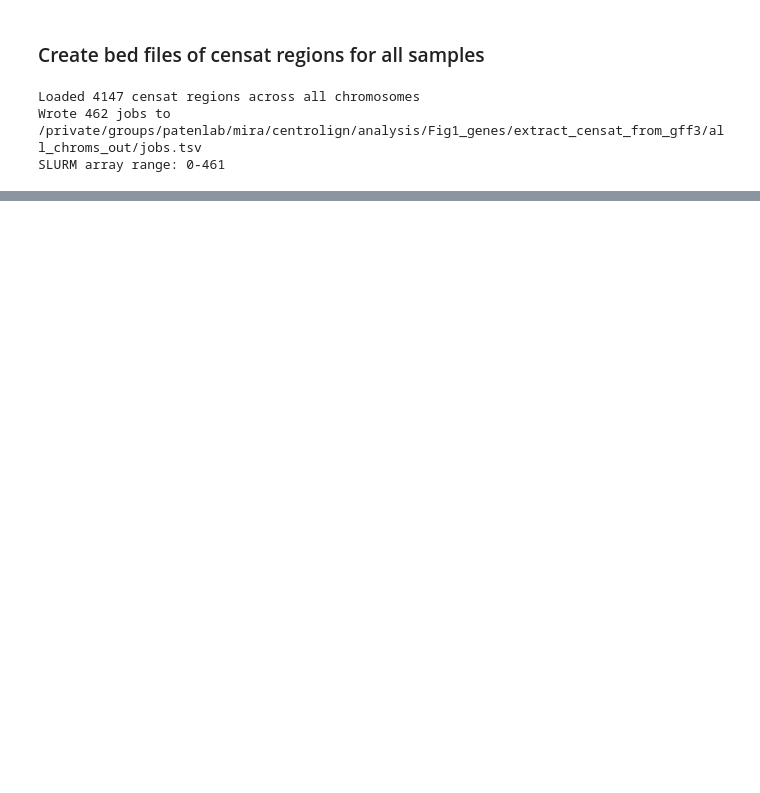
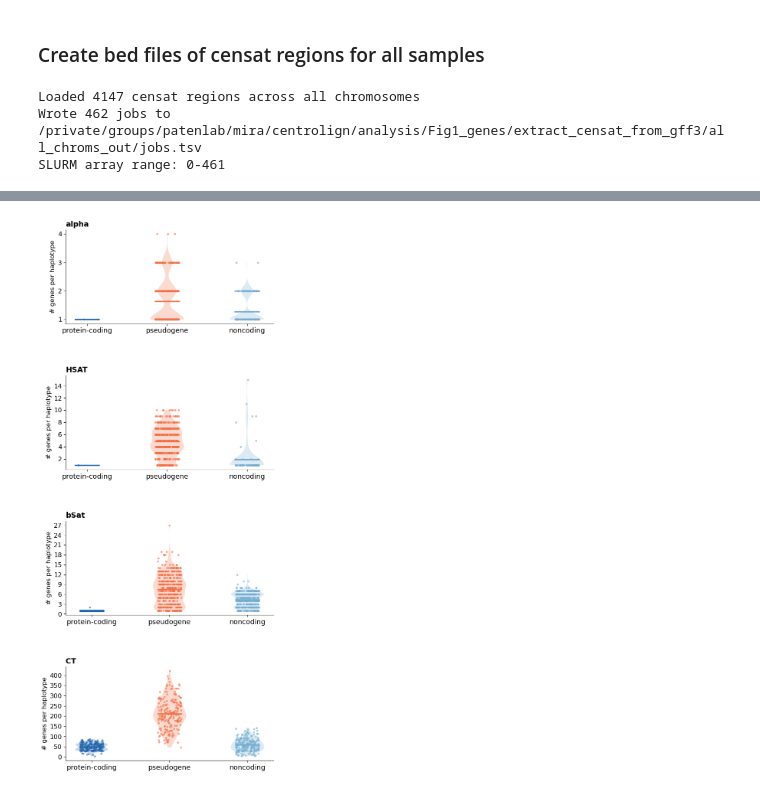
Before and after one commit to miramastoras/centrolign_analysis, a Jupyter notebook: analysis_notes/release2_QC_v2/notebooks/Fig1_gene_analysis.ipynb, the cells around one changed output, grey strips where cells are left out. Cells and saved outputs as stored; diff of their text form; code cells hidden in the pictures; blank space fills up the shorter version.

```diff
--- a/analysis_notes/release2_QC_v2/notebooks/Fig1_gene_analysis.ipynb
+++ b/analysis_notes/release2_QC_v2/notebooks/Fig1_gene_analysis.ipynb
@@ -98,0 +1233,46 @@ SLURM array range: 0-461
+# %%
+np.random.seed(42)
+
+SAT_ORDER_NEW = ["alpha", "HSAT", "bSat", "CT"]
+
+
+width = 0.5
+fig, axes = plt.subplots(len(SAT_ORDER_NEW), 1, figsize=(7, 18),
+                         gridspec_kw={"hspace": 0.55})
+
+for ax, sat_grp in zip(axes, SAT_ORDER_NEW):
+    sub         = per_hap[per_hap["sat_group"] == sat_grp]
+    valid_bios  = [b for b in BIOTYPE_ORDER_3 if b in sub["biotype_group"].unique()]
+
+    for xi, biotype_grp in enumerate(valid_bios):
+        vals  = sub[sub["biotype_group"] == biotype_grp]["count"].values
+        color = BIOTYPE_COLORS_3[biotype_grp]
+        if len(vals) == 0:
+            continue
+
+        if len(vals) >= 3:
+            parts = ax.violinplot(vals, positions=[xi], widths=width * 0.85,
+                                  showextrema=False, showmedians=False)
+            for pc in parts["bodies"]:
+                pc.set_facecolor(color)
+                pc.set_alpha(0.25)
+                pc.set_edgecolor("none")
+
+        jitter = np.random.uniform(-width * 0.3, width * 0.3, size=len(vals))
+        ax.scatter(np.full(len(vals), xi) + jitter, vals,
+                   color=color, alpha=0.6, s=15, linewidths=0, zorder=3)
+        ax.plot([xi - width * 0.3, xi + width * 0.3],
+                [vals.mean(), vals.mean()],
+                color=color, lw=2.5, zorder=4)
+
+    ax.set_xticks(range(len(valid_bios)))
+    ax.set_xticklabels(valid_bios, fontsize=13)
+    ax.set_title(sat_grp, fontsize=14, fontweight="bold", pad=6, loc="left")
+    ax.set_ylabel("# genes per haplotype", fontsize=12)
+    ax.yaxis.set_major_locator(ticker.MaxNLocator(integer=True))
+    ax.spines[["top", "right"]].set_visible(False)
+    ax.tick_params(axis="y", labelsize=12)
+
+plt.show()
+# %% [output]
+[figure, added]
```
Also changed, not shown: parts of 47 cells of this notebook, 21 other files.
